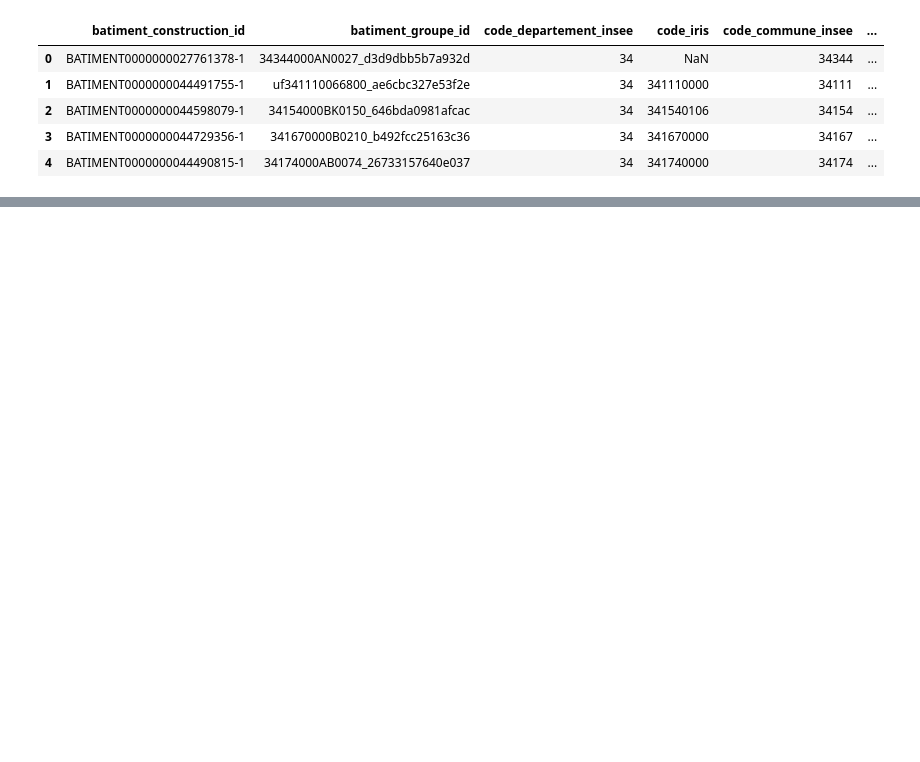
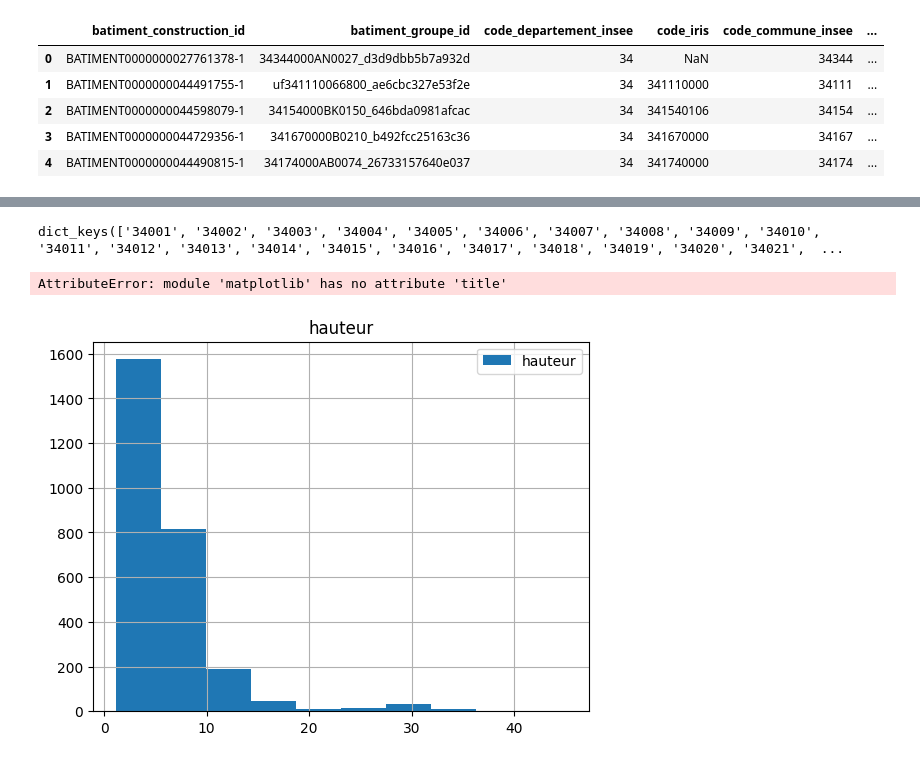
Before and after one commit to JulietteGohin/Info_Aura, a Jupyter notebook: Test_dep34.ipynb, the cells around one changed output, grey strips where cells are left out. Cells and saved outputs as stored; diff of their text form; code cells hidden in the pictures; blank space fills up the shorter version.

```diff
--- a/Test_dep34.ipynb
+++ b/Test_dep34.ipynb
@@ -53,0 +88,26 @@ gdf_construction.hist('hauteur', bins=1)
+# %%
+def plot_height_city(file, postal_code):
+    """
+    Display the histogramme of the building's height in the chosen city (choice made by postal_code)
+
+    ---
+    Parameters:
+    file : .gpkg, database
+    postal_code : str
+
+    """
+    gdf = gpd.read_file(file, layer='batiment_construction')
+    gdf = gdf.groupby(by='code_commune_insee')
+    print(gdf.groups.keys())
+    sub_gdf = gdf.get_group(postal_code)
+    sub_gdf.hist('hauteur', bins=10, legend = True)
+    plt.plot()
+
+plot_height_city('bdnb.gpkg', '34344')
+
+#En pratique, le code postal sera entré dans un formulaire sur l'interface web par l'utilisateur
+#Idée : menu déroulant on rentre le nom de la commune et le code postal associé apparait (--> dictionnaire .json voir Emile)
+# %% [output]
+dict_keys(['34001', '34002', '34003', '34004', '34005', '34006', '34007', '34008', '34009', '34010', '34011', '34012', '34013', '34014', '34015', '34016', '34017', '34018', '34019', '34020', '34021',  ...
+AttributeError: module 'matplotlib' has no attribute 'title'
+[figure, added]
```
Also changed, not shown: parts of 7 cells of this notebook, 1 other file.
